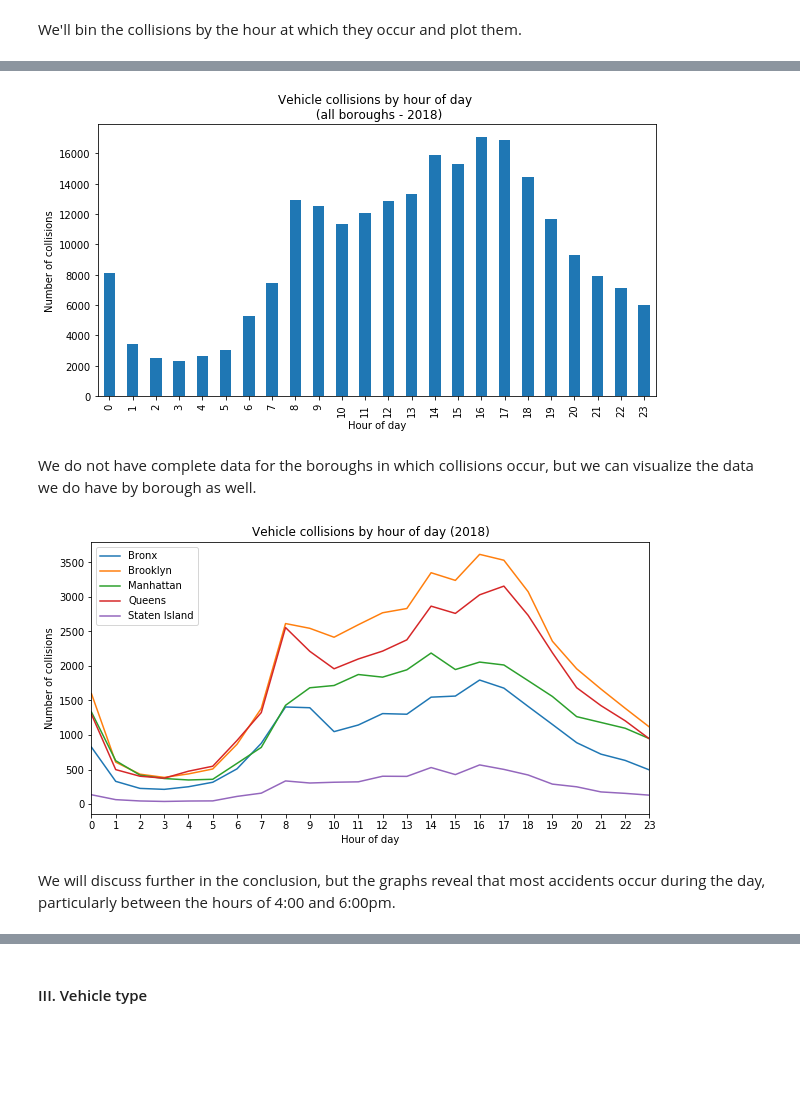
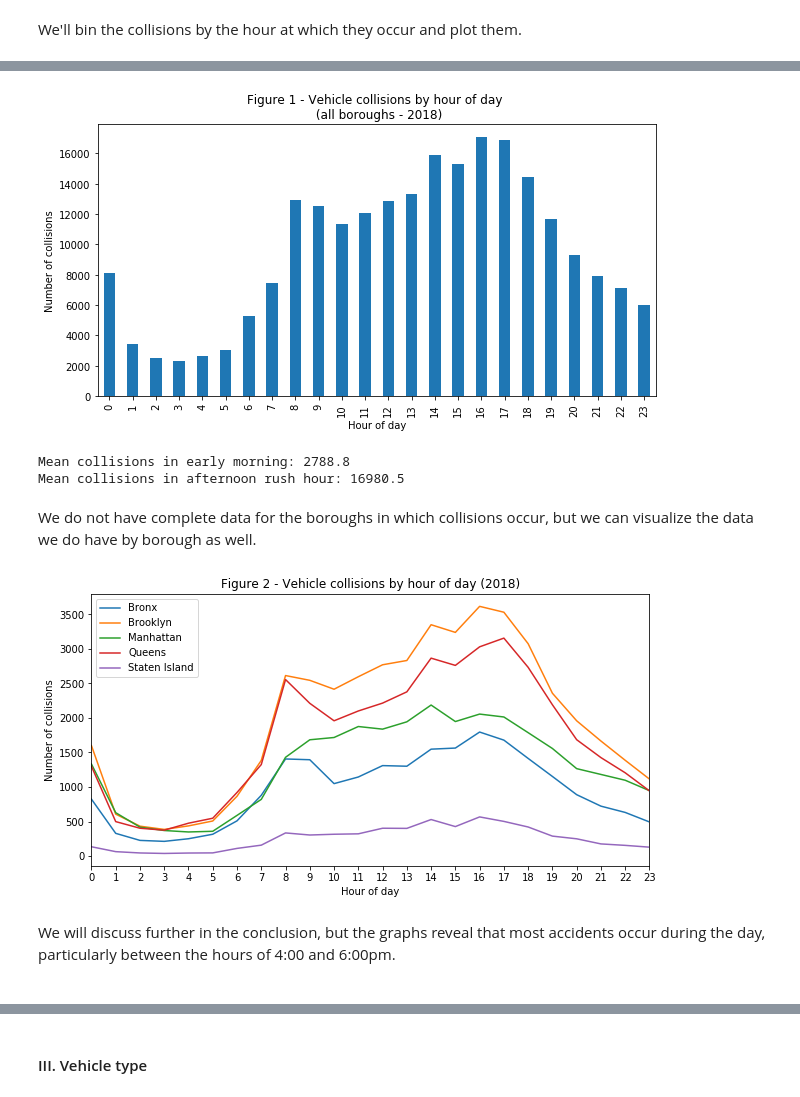
Before and after one commit to dan55/collisions, a Jupyter notebook: collisions.ipynb, the cells around one changed output, grey strips where cells are left out. Drawn from its saved outputs; the diff is of its cells as text; code cells hidden in the pictures; blank space fills up the shorter version.

```diff
--- a/collisions.ipynb
+++ b/collisions.ipynb
@@ -144,13 +145,19 @@ We'll bin the collisions by the hour at which they occur and plot them.
 # %%
 group = df1.groupby(df1.index.hour).count().unique_key
 ax = group.plot(kind="bar",
                 figsize=(10, 5),
-                title="Vehicle collisions by hour of day \n (all boroughs - 2018)")
+                title="Figure 1 - Vehicle collisions by hour of day \n (all boroughs - 2018)")
 
 ax.set_xlabel("Hour of day")
 _ = ax.set_ylabel("Number of collisions")
 # %% [output]
-[figure, old version]
+[figure, new version]
+# %%
+print(f"Mean collisions in early morning: {group[1:6].sum() / 5}")
+print(f"Mean collisions in afternoon rush hour: {group[16:18].sum() / 2}")
+# %% [output]
+Mean collisions in early morning: 2788.8
+Mean collisions in afternoon rush hour: 16980.5
 # %% [markdown]
 We do not have complete data for the boroughs in which collisions occur, but we can visualize the data we do have by borough as well.
 # %%
@@ -161,7 +168,7 @@ group = (df1.groupby([df1.index.hour, "borough"])
 
 ax = group.plot(figsize=(10, 5),
                 xticks=range(0, 24),
-                title="Vehicle collisions by hour of day (2018)")
+                title="Figure 2 - Vehicle collisions by hour of day (2018)")
 ax.set_xlabel("Hour of day")
 ax.set_ylabel("Number of collisions")
 
@@ -170,9 +177,11 @@ boroughs = [str(b).title()
             for b in df1.borough.dropna().unique()]
 _ = ax.legend(boroughs)
 # %% [output]
-[figure, old version]
+[figure, new version]
 # %% [markdown]
 We will discuss further in the conclusion, but the graphs reveal that most accidents occur during the day, particularly between the hours of 4:00 and 6:00pm.
+# %% [markdown]
+<a id="days" />
 # %%
 # order the grouped dataframe by day of week
 days = ['Monday', 'Tuesday', 'Wednesday', 'Thursday', 'Friday', 'Saturday', 'Sunday']
```
Also changed, not shown: parts of 17 cells of this notebook.
